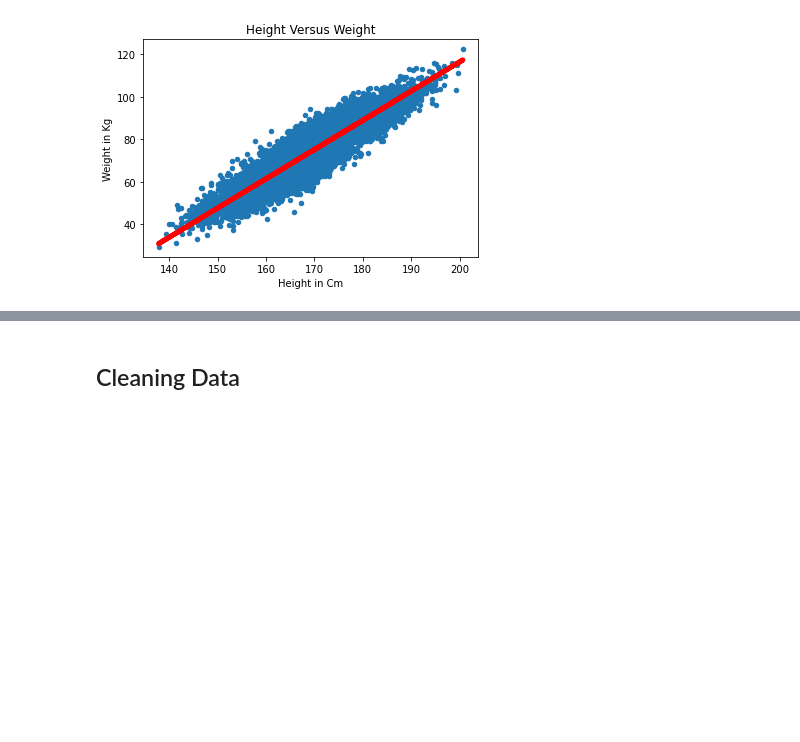
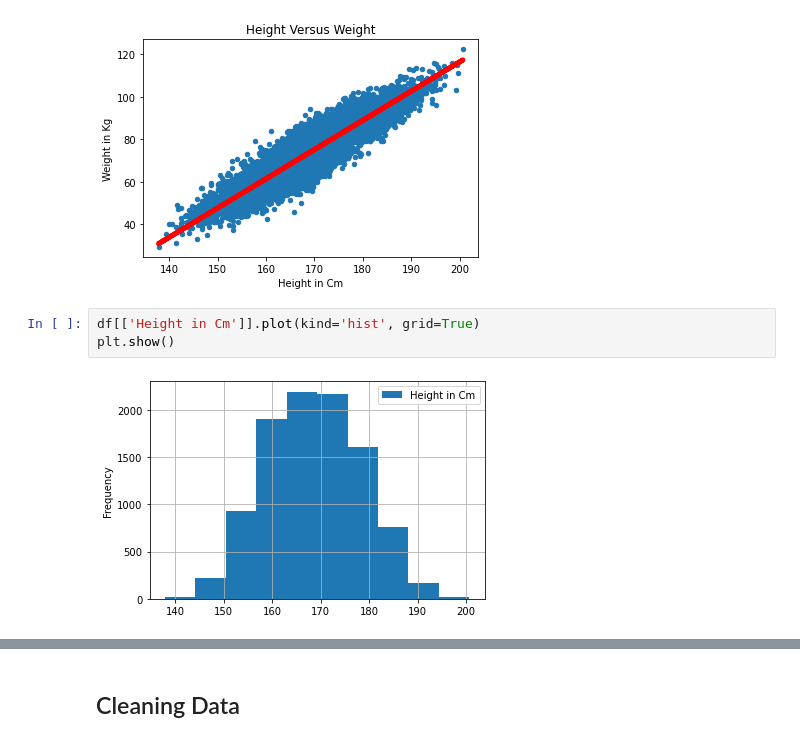
Before and after one commit to Asabeneh/Pandas, a Jupyter notebook: pandas.ipynb, the cells around one changed output, grey strips where cells are left out. Saved outputs shown, nothing was run; the diff lists cells and outputs as text; blank space fills up the shorter version.

Commit message:
histogram

```diff
--- a/pandas.ipynb
+++ b/pandas.ipynb
@@ -1857,3 +1857,8 @@ plt.plot(x, m*x + b, c='r', linewidth=5)
 plt.show()
 # %% [output]
 [figure]
+# %%
+df[['Height in Cm']].plot(kind='hist', grid=True)
+plt.show()
+# %% [output]
+[figure, added]
```
Also changed, not shown: parts of 4 cells of this notebook.
